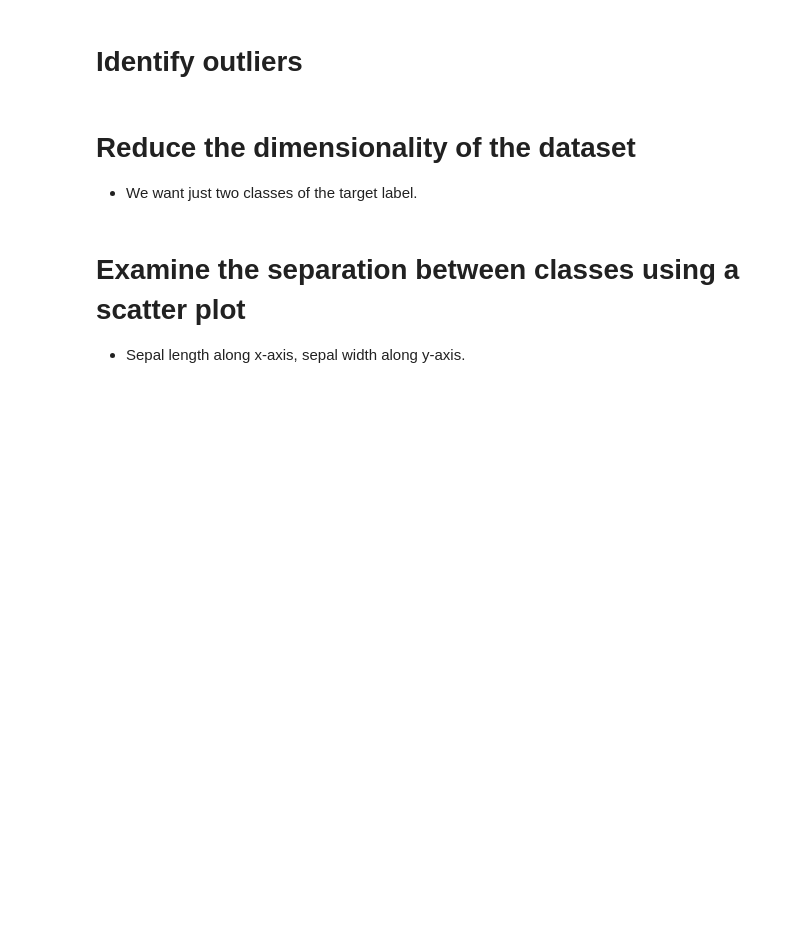
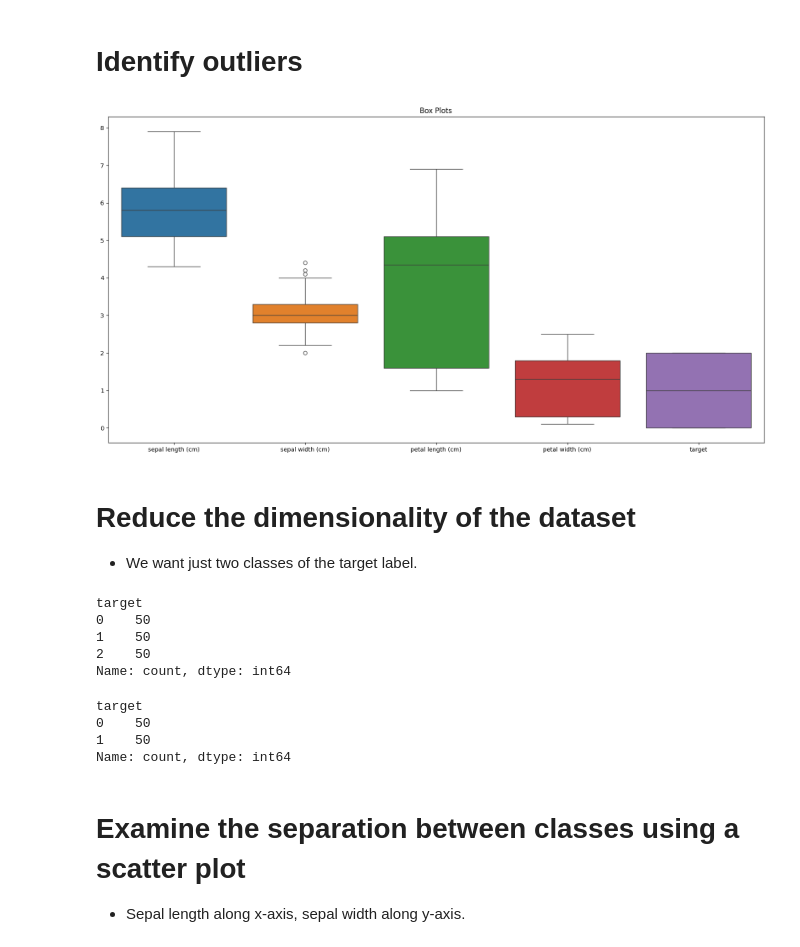
Before and after one commit to Tuwaiq-Data-Science-Bootcamp-V5/SVM_Lab1, a Jupyter notebook: SVMs-Iris.ipynb, the cells around one changed output. Saved outputs shown, nothing was run; the diff lists cells and outputs as text; code cells hidden in the pictures; blank space fills up the shorter version.

```diff
--- a/SVMs-Iris.ipynb
+++ b/SVMs-Iris.ipynb
@@ -33,3 +33,8 @@ Libraries used in this project:
     - Do not forget the column names.
     - Also the target label.
 3. Print the first ten rows.
+# %%
+ir = datasets.load_iris()
+df = pd.DataFrame(ir.data, columns=ir.feature_names)
+df["target"]=ir.target
+df
@@ -38,9 +69,45 @@ Libraries used in this project:
 # %% [markdown]
 # Identify outliers
+# %%
+data = [
+    df['sepal length (cm)'], df['sepal width (cm)'], df['petal length (cm)'],
+    df['petal width (cm)'], df['target']
+]
+
+labels = [
+     'sepal length (cm)', 'sepal width (cm)', 'petal length (cm)',
+    'petal width (cm)', 'target'
+]
+
+fig, ax = plt.subplots(figsize=(20, 10))
+
+sns.boxplot(data=data, ax=ax)
+ax.set_xticklabels(labels)
+ax.set_title('Box Plots')
+
+plt.show();
+# %% [output]
+[figure, added]
 # %% [markdown]
 # Reduce the dimensionality of the dataset
 
 - We want just two classes of the target label.
+# %%
+df["target"].value_counts()
+# %% [output]
+target
+0    50
+1    50
+2    50
+Name: count, dtype: int64
+# %%
+df = df[df["target"]!= 2]
+df["target"].value_counts()
+# %% [output]
+target
+0    50
+1    50
+Name: count, dtype: int64
 # %% [markdown]
 # Examine the separation between classes using a scatter plot
 
```
Also changed, not shown: parts of 23 cells of this notebook.
